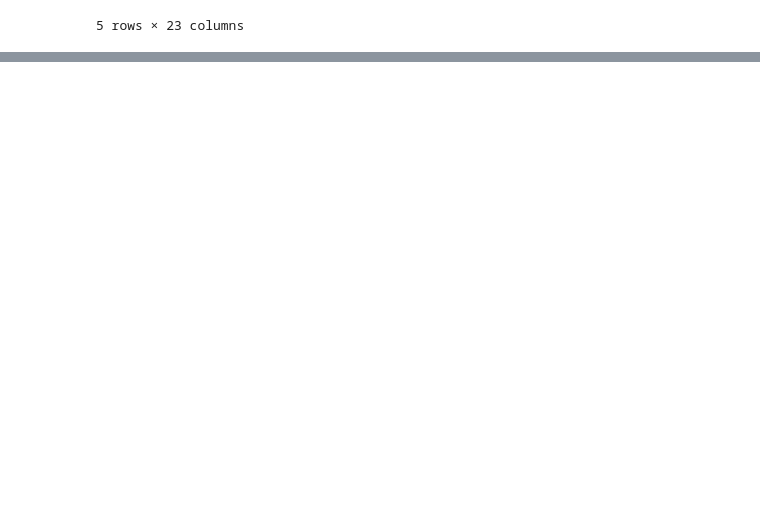
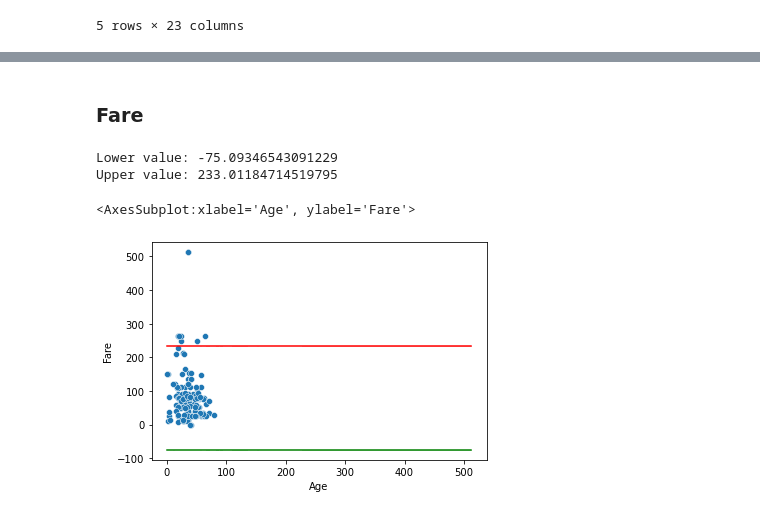
Before and after one commit to emily-soto/Entregas_DW, a Jupyter notebook: Lab08/Lab08_script.ipynb, the cells around one changed output, grey strips where cells are left out. Drawn from its saved outputs; the diff is of its cells as text; code cells hidden in the pictures; blank space fills up the shorter version.

```diff
--- a/Lab08/Lab08_script.ipynb
+++ b/Lab08/Lab08_script.ipynb
@@ -846,0 +425,6 @@ df_norm.describe()
+# %%
+lm = LinearRegression()
+lm = lm.fit(not_NAN_rows[['Pclass']], not_NAN_rows['Fare'])
+lm
+df['Fare_lm'] = lm.predict(df[['Pclass']])
+df.head()
@@ -846,0 +443,5 @@ df_norm.describe()
+# %%
+xl = df['Age'].mean() - (df['Age'].std() * 2)
+xu = df['Age'].mean() + (df['Age'].std() * 2)
+print('Lower value:', xl)
+print('Upper value:', xu)
@@ -846,0 +458,10 @@ df_norm.describe()
+# %%
+df['Age_sd'] = np.where(
+    df['Age']<xl,
+    xl,
+    np.where(
+        df['Age']>xu,
+        xu,
+        df['Age']
+    )
+)
@@ -846,0 +481,17 @@ df_norm.describe()
+# %% [markdown]
+### Fare
+# %%
+xl = df['Fare'].mean() - (df['Fare'].std() * 2)
+xu = df['Fare'].mean() + (df['Fare'].std() * 2)
+print('Lower value:', xl)
+print('Upper value:', xu)
+# %% [output]
+Lower value: -75.09346543091229
+Upper value: 233.01184714519795
+# %%
+sns.scatterplot(x = df['Age'], y = df['Fare'])
+sns.lineplot(x = df['Fare'], y = xl, color = 'green')
+sns.lineplot(x = df['Fare'], y = xu, color = 'red')
+# %% [output]
+<AxesSubplot:xlabel='Age', ylabel='Fare'>
+[figure, added]
```
Also changed, not shown: parts of 112 cells of this notebook.
